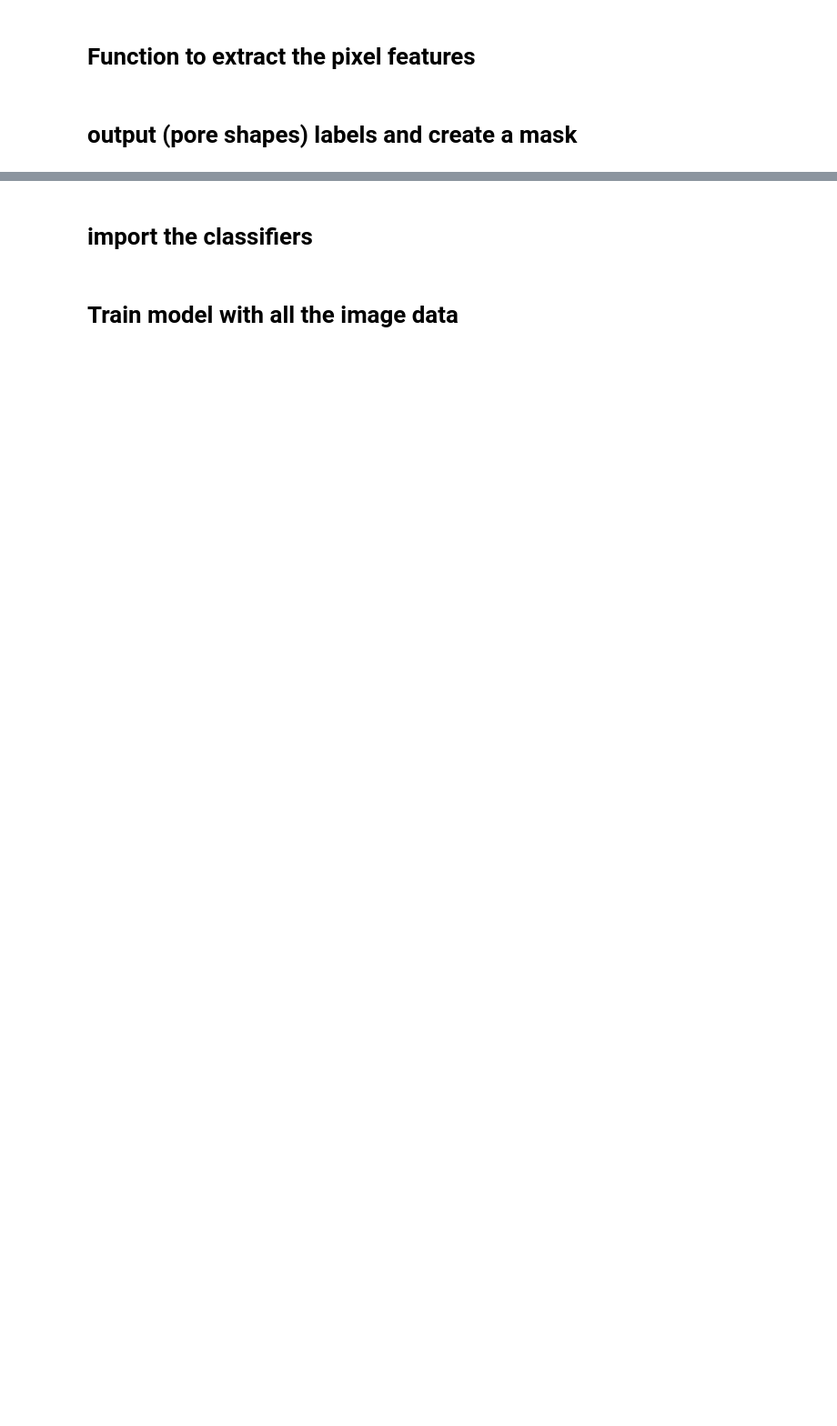
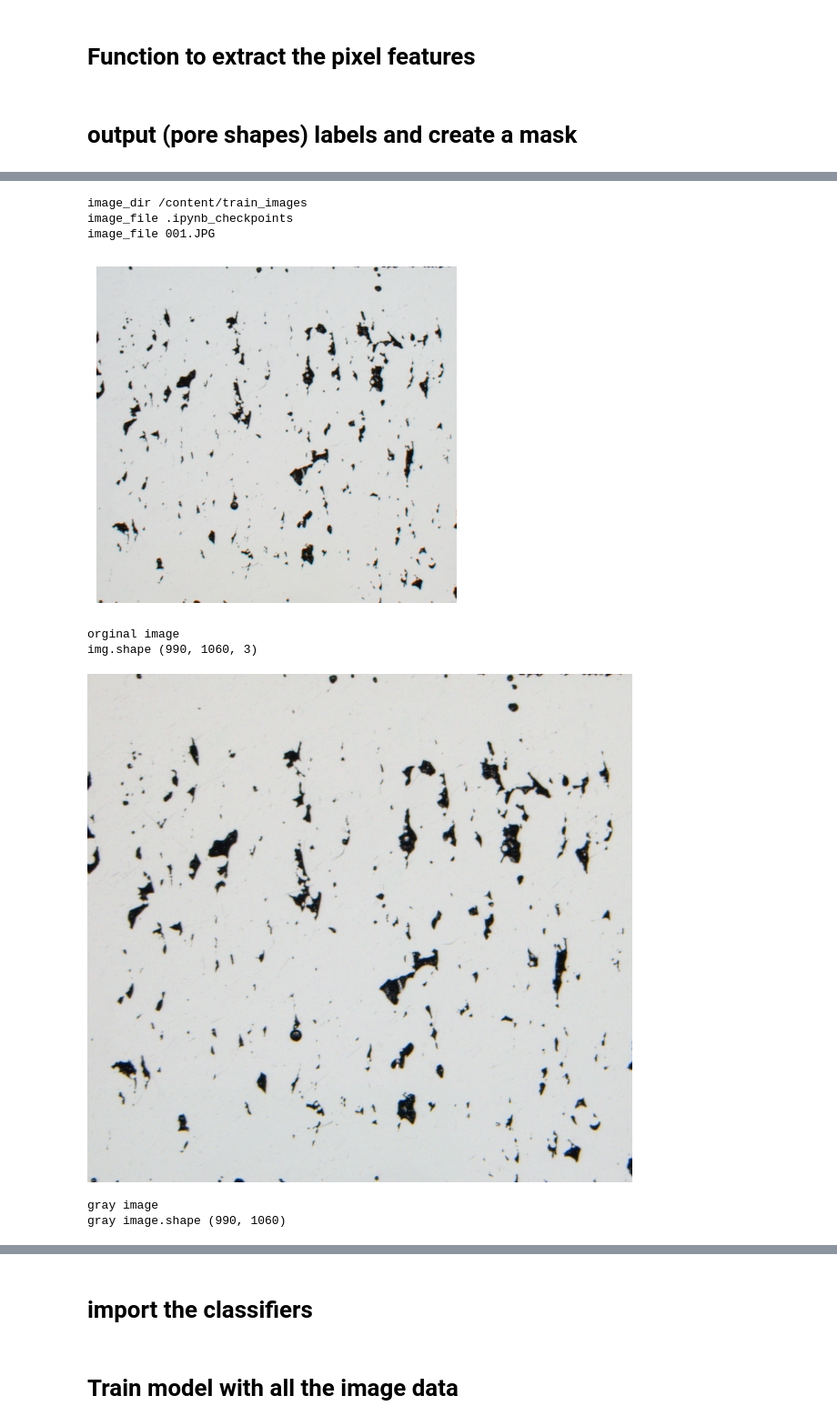
Before and after one commit to saharmahdie/PORTAL_code, a Jupyter notebook: less_pore_types_pixel_segmentation.ipynb, the cells around one changed output, grey strips where cells are left out. Shown at 91% size. Drawn from its saved outputs; the diff is of its cells as text; code cells hidden in the pictures; blank space fills up the shorter version.

```diff
--- a/less_pore_types_pixel_segmentation.ipynb
+++ b/less_pore_types_pixel_segmentation.ipynb
@@ -9,15 +11,16 @@ import pandas as pd
 from matplotlib import pyplot as plt
 import time
 from google.colab.patches import cv2_imshow
+import os
 
-train_image_path = '/content/new_cropped_001.jpg'
+# train_image_path = '/content/new_cropped_001.jpg'
 test_image_path = '/content/new_cropped_001.jpg'
-
-train_output_labeled_image_path = '/content/labeled_train_img.jpg'
-test_output_labeled_image_path = '/content/labeled_test_img.jpg'
+test_input_image = cv2.imread(test_image_path)
 
 train_features_path =  "train_pixels_features_and_lables.csv"
 test_features_path =  "test_pixels_features_and_lables.csv"
+
+test_output_labeled_image_path = '/content/labeled_test_img.jpg'
 # %% [markdown]
 # Function to extract the pixel features
 # %%
@@ -446,0 +390,65 @@ Name: Labels, dtype: int64
+# %%
+## in case we have multi images for train:
+
+# Directory containing the images
+image_dir = "/content/train_images"
+print('image_dir',image_dir)
+
+# New directory for saving results
+output_dir = "/content/labeled_train_result_images"
+os.makedirs(output_dir, exist_ok=True)  # Create the output directory if it doesn't exist
+
+images_dataset = pd.DataFrame()
+
+# Loop over the files in the directory
+for image_file in os.listdir(image_dir):
+  print('image_file',image_file)
+  if image_file != '.ipynb_checkpoints':
+    # Load the image
+    img = cv2.imread(os.path.join(image_dir, image_file))
+
+    input_image = img[:, 430:1490]  ## croped image used with only our data images   img.shape (1080, 1060, 3)
+    input_image = input_image[45:1035,:]  ## croped image used with only our data images  img.shape (990, 1060, 3)
+
+    # # Crop the image
+    # x_start = 300
+    # y_start = 0
+    # width = 1300
+    # height = 1080
+    # input_image = img[y_start:y_start + height, x_start:x_start + width]
+
+    plt.imshow(input_image)
+    plt.axis('off')
+    plt.show()
+
+    train_img, train_img_org, train_df = extract_pixel_features(input_image)
+    print('train_img.shape',train_img.shape)
+    print('train_img_org.shape',train_img_org.shape)
+    print('train_df.shape',train_df.shape)
+
+    ######################################
+    #Update dataframe for images to include details for each image in the loop
+    train_df = pd.DataFrame(train_df)
+    images_dataset = images_dataset.append(train_df)  ### appending the features of all the images
+    print('images_dataset.shape',images_dataset.shape)
+    print('images_dataset',images_dataset)
+
+    train_output_labeled_image_path ='{}/labeled_train_image_{}'.format(output_dir,image_file)
+
+    train_df = label_image(train_img, train_img_org, train_output_labeled_image_path,train_features_path, images_dataset)
+    ##label_image(train_img, train_img_org, train_output_labeled_image_path,train_features_path, train_df)
+
+y = train_df["Labels"].values
+#Define the independent variables
+X = train_df.drop(labels = ["Labels"], axis=1)
+print('len x', len(X))
+# %% [output]
+image_dir /content/train_images
+image_file .ipynb_checkpoints
+image_file 001.JPG
+[figure, added]
+orginal image
+img.shape (990, 1060, 3)
+[figure, added]
+gray image
+gray image.shape (990, 1060)
```
Also changed, not shown: parts of 13 cells of this notebook.
